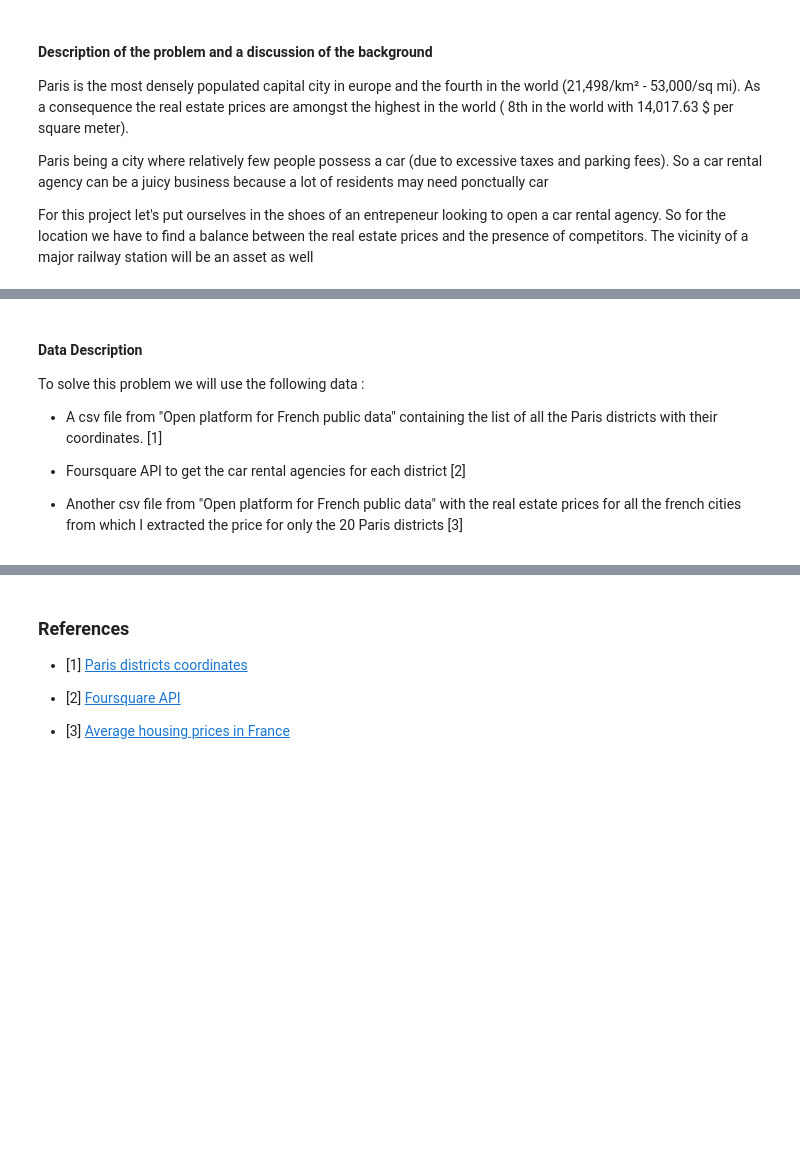
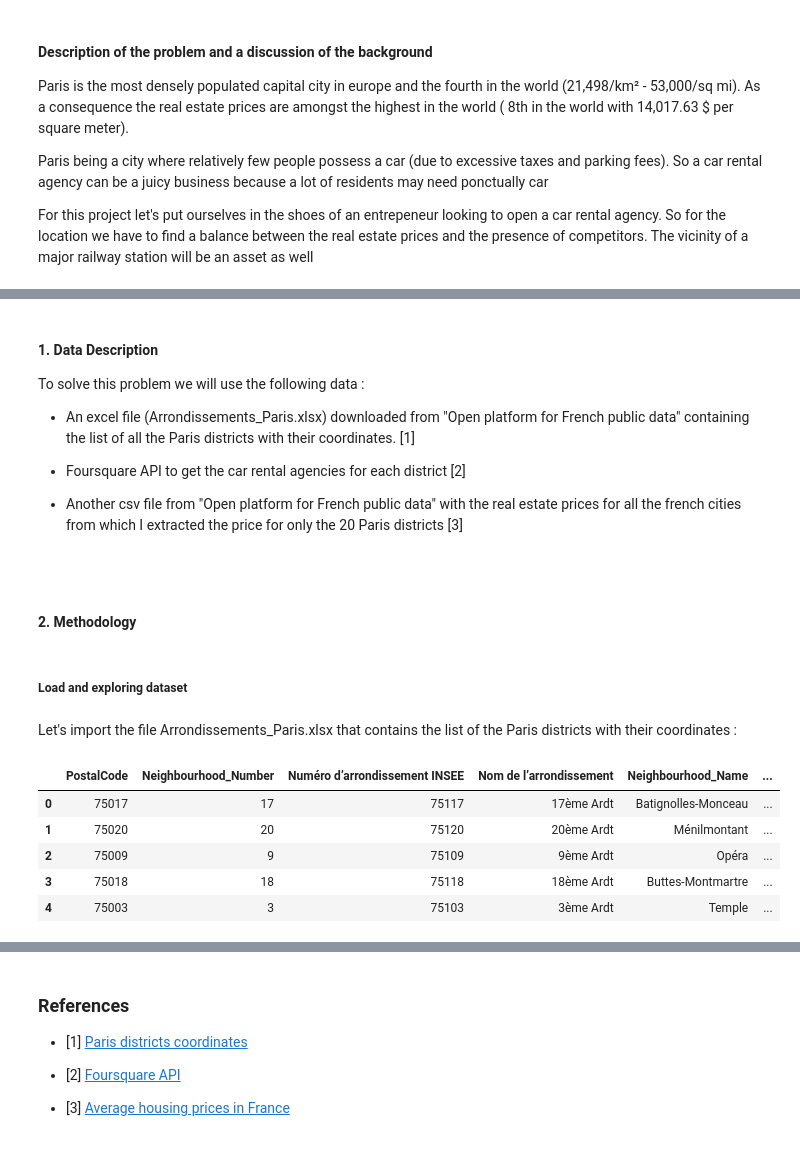
Before and after one commit to RedouanSabir/Coursera_Capstone, a Jupyter notebook: Capstone_Project_The_Battle_of_Neighborhoods_Week1.ipynb, the cells around one changed output, grey strips where cells are left out. Drawn from its saved outputs; the diff is of its cells as text; code cells hidden in the pictures; blank space fills up the shorter version.

```diff
--- a/Capstone_Project_The_Battle_of_Neighborhoods_Week1.ipynb
+++ b/Capstone_Project_The_Battle_of_Neighborhoods_Week1.ipynb
@@ -15,9 +58,27 @@ For this project let's put ourselves in the shoes of an entrepeneur looking to o
 # %% [markdown]
-#### Data Description
+#### 1. Data Description
 To solve this problem we will use the following data :
 
-* A csv file from "Open platform for French public data"  containing the list of all the Paris districts with their coordinates. [1]
+* An excel file (Arrondissements_Paris.xlsx) downloaded from "Open platform for French public data"  containing the list of all the Paris districts with their coordinates. [1]
 
 * Foursquare API to get the car rental agencies for each district [2]
 
 *  Another csv file from "Open platform for French public data" with the real estate prices for all the french cities from which I extracted the price for only the 20 Paris districts [3]
+# %% [markdown]
+<a id='Methodology'></a>
+# %% [markdown]
+#### 2. Methodology
+# %% [markdown]
+##### Load and exploring dataset
+# %% [markdown]
+Let's import the file Arrondissements_Paris.xlsx that contains the list of the Paris districts with their coordinates :
+# %%
+paris_neighbourhood_df=pd.read_excel('Arrondissements_Paris.xlsx')
+paris_neighbourhood_df.head()
+# %% [output]
+|  | PostalCode | Neighbourhood_Number | Numéro d’arrondissement INSEE | Nom de l’arrondissement | Neighbourhood_Name | ... |
+| 0 | 75017 | 17 | 75117 | 17ème Ardt | Batignolles-Monceau | ... |
+| 1 | 75020 | 20 | 75120 | 20ème Ardt | Ménilmontant | ... |
+| 2 | 75009 | 9 | 75109 | 9ème Ardt | Opéra | ... |
+| 3 | 75018 | 18 | 75118 | 18ème Ardt | Buttes-Montmartre | ... |
+| 4 | 75003 | 3 | 75103 | 3ème Ardt | Temple | ... |
```
Also changed, not shown: parts of 25 cells of this notebook.
